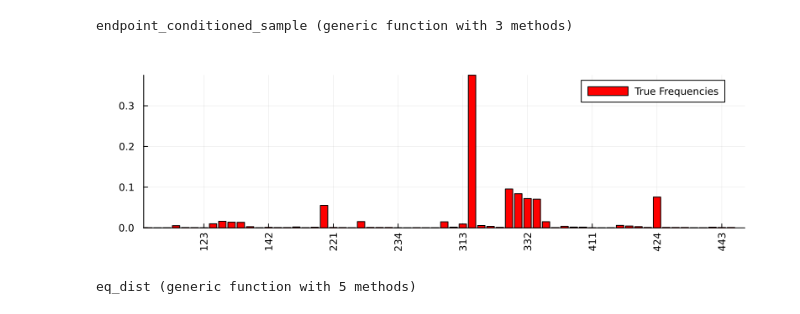
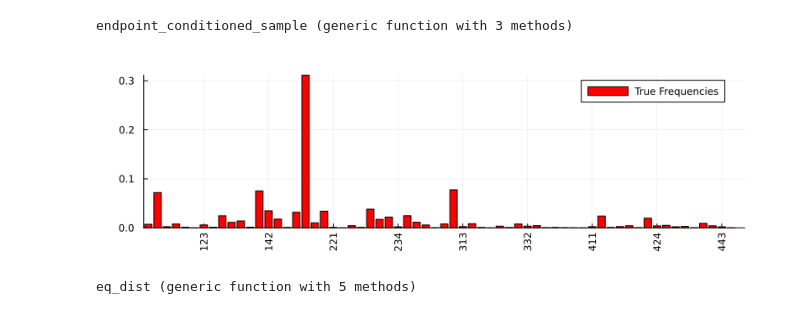
Before and after one commit to elanur321/Discrete-Diffusion, a Jupyter notebook: evaluation.ipynb, the cells around one changed output. Saved outputs shown, nothing was run; the diff lists cells and outputs as text; code cells hidden in the pictures.

```diff
--- a/evaluation.ipynb
+++ b/evaluation.ipynb
@@ -104,36 +104,36 @@ M1 = [0.08846562872099392 0.16990851783433247 0.7057593661240716 0.0358664873206
 M2 = [0.03711853694508748 0.004654670142378095 0.02356516471832978 0.9346616281942046; 0.05468190341435613 0.035849693778767566 0.010983526474084716 0.8984848763327916; 0.34718976966999127 0.29844003126407787 0.29174999882526814 0.06262020024066273; 0.06343354243884528 0.46980429610053 0.23584821143715762 0.23091395002346707]
 
 
-#=
+
 #If you wanted to draw the seq gen randomly
 S = exp.(randn(4) .* 1.5)
 S ./= sum(S)
 
 M1 = exp.(randn(4,4) .* 1.5)
 M1 ./= sum(M1 , dims = 2)
 
 M2 = exp.(randn(4,4) .* 1.5)
 M2 ./= sum(M2 , dims = 2)
-=#
+
 
 
 function target_sample(;S = S, M1 = M1, M2 = M2)
     a = rand(Categorical(S))
     b = rand(Categorical(M1[a,:]))
     c = rand(Categorical(M2[b,:]))
     return [a,b,c]
 end
 
 seq_matrix = hcat([[k,j,i] for i in 1:4, j in 1:4, k in 1:4]...)
 all_seqs = [seq_matrix[:,i] for i in 1:size(seq_matrix,2)];
 prob_seq(seq,S,M1,M2) = S[seq[1]]*M1[seq[1],seq[2]]*M2[seq[2],seq[3]]
 all_probs = prob_seq.(all_seqs,Ref(S),Ref(M1),Ref(M2));
 
 bar([join(string.(a)) for a in all_seqs], all_probs,
     xrotation = 90, size = (800,250), label = "True Frequencies",
     color = "red", margins = 0.5Plots.cm, xlim = (0,65))
 # %% [output]
-[figure, old version]
+[figure, new version]
 # %%
 #Setting up the model
 alph = 5 #number of characters
```
Also changed, not shown: parts of 3 cells of this notebook.
